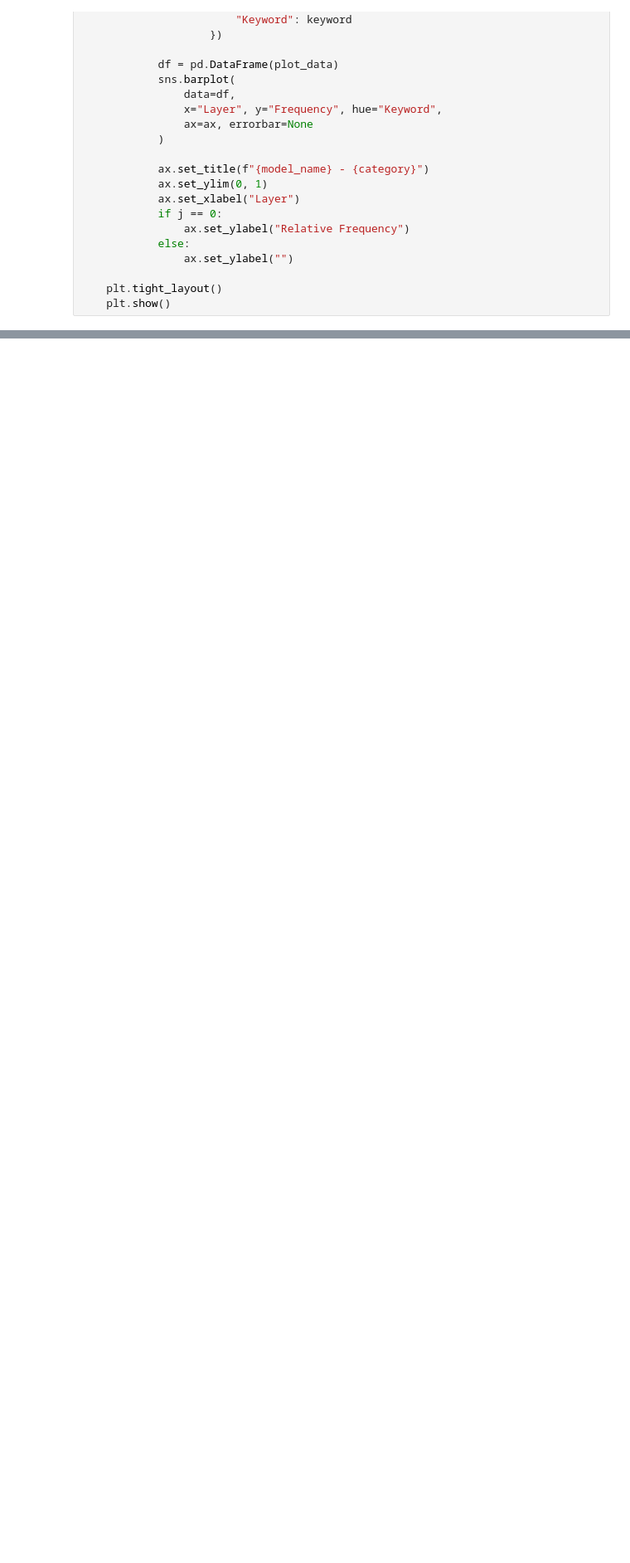
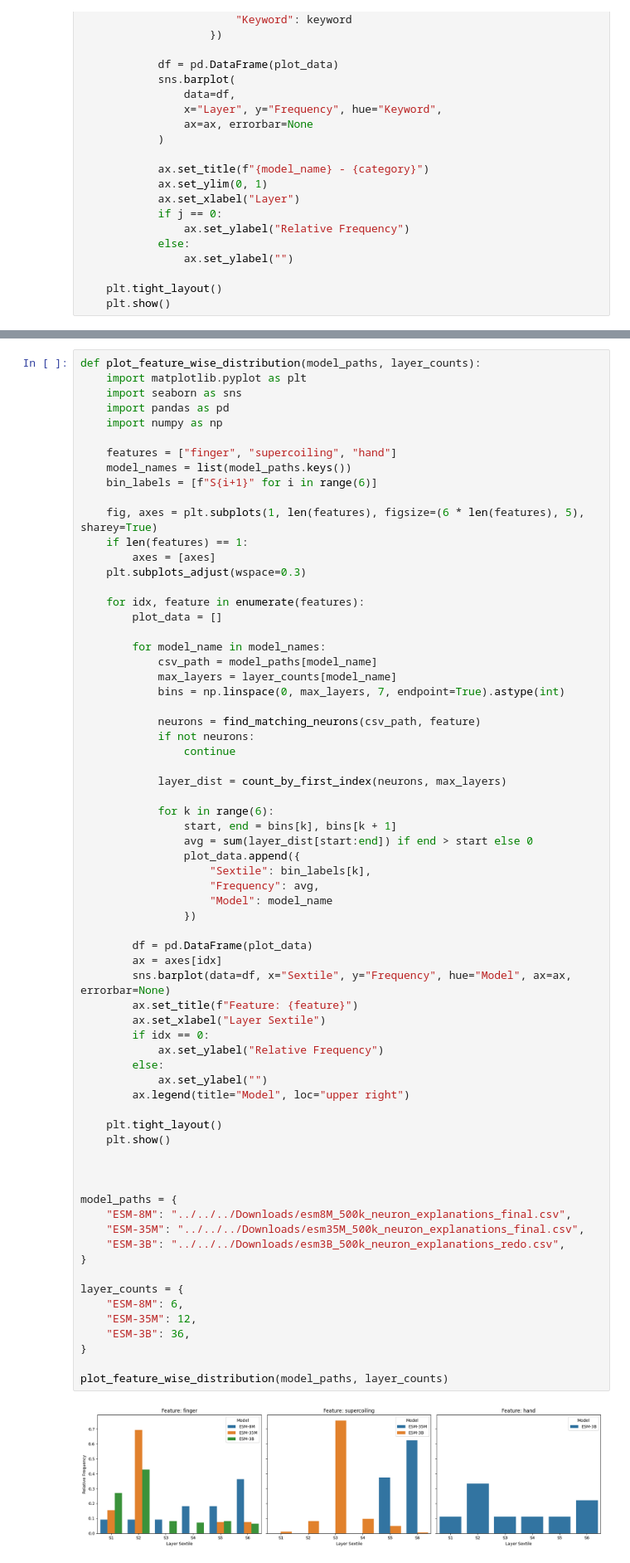
Before and after one commit to arjun-banerjee/PLMNeuron, a Jupyter notebook: analysis/neuron_distribution.ipynb, the cells around one changed output, grey strips where cells are left out. Shown at 83% size. Saved outputs shown, nothing was run; the diff lists cells and outputs as text; blank space fills up the shorter version.

```diff
--- a/analysis/neuron_distribution.ipynb
+++ b/analysis/neuron_distribution.ipynb
@@ -119,0 +189,70 @@ FileNotFoundError: [Errno 2] No such file or directory: '../../../Downloads/esm8
+# %%
+def plot_feature_wise_distribution(model_paths, layer_counts):
+    import matplotlib.pyplot as plt
+    import seaborn as sns
+    import pandas as pd
+    import numpy as np
+
+    features = ["finger", "supercoiling", "hand"]
+    model_names = list(model_paths.keys())
+    bin_labels = [f"S{i+1}" for i in range(6)]
+
+    fig, axes = plt.subplots(1, len(features), figsize=(6 * len(features), 5), sharey=True)
+    if len(features) == 1:
+        axes = [axes]
+    plt.subplots_adjust(wspace=0.3)
+
+    for idx, feature in enumerate(features):
+        plot_data = []
+
+        for model_name in model_names:
+            csv_path = model_paths[model_name]
+            max_layers = layer_counts[model_name]
+            bins = np.linspace(0, max_layers, 7, endpoint=True).astype(int)
+
+            neurons = find_matching_neurons(csv_path, feature)
+            if not neurons:
+                continue
+
+            layer_dist = count_by_first_index(neurons, max_layers)
+
+            for k in range(6):
+                start, end = bins[k], bins[k + 1]
+                avg = sum(layer_dist[start:end]) if end > start else 0
+                plot_data.append({
+                    "Sextile": bin_labels[k],
+                    "Frequency": avg,
+                    "Model": model_name
+                })
+
+        df = pd.DataFrame(plot_data)
+        ax = axes[idx]
+        sns.barplot(data=df, x="Sextile", y="Frequency", hue="Model", ax=ax, errorbar=None)
+        ax.set_title(f"Feature: {feature}")
+        ax.set_xlabel("Layer Sextile")
+        if idx == 0:
+            ax.set_ylabel("Relative Frequency")
+        else:
+            ax.set_ylabel("")
+        ax.legend(title="Model", loc="upper right")
+
+    plt.tight_layout()
+    plt.show()
+
+
+
+model_paths = {
+    "ESM-8M": "../../../Downloads/esm8M_500k_neuron_explanations_final.csv",
+    "ESM-35M": "../../../Downloads/esm35M_500k_neuron_explanations_final.csv",
+    "ESM-3B": "../../../Downloads/esm3B_500k_neuron_explanations_redo.csv",
+}
+
+layer_counts = {
+    "ESM-8M": 6,
+    "ESM-35M": 12,
+    "ESM-3B": 36,
+}
+
+plot_feature_wise_distribution(model_paths, layer_counts)
+# %% [output]
+[figure, added]
```
Also changed, not shown: parts of 6 cells of this notebook.
